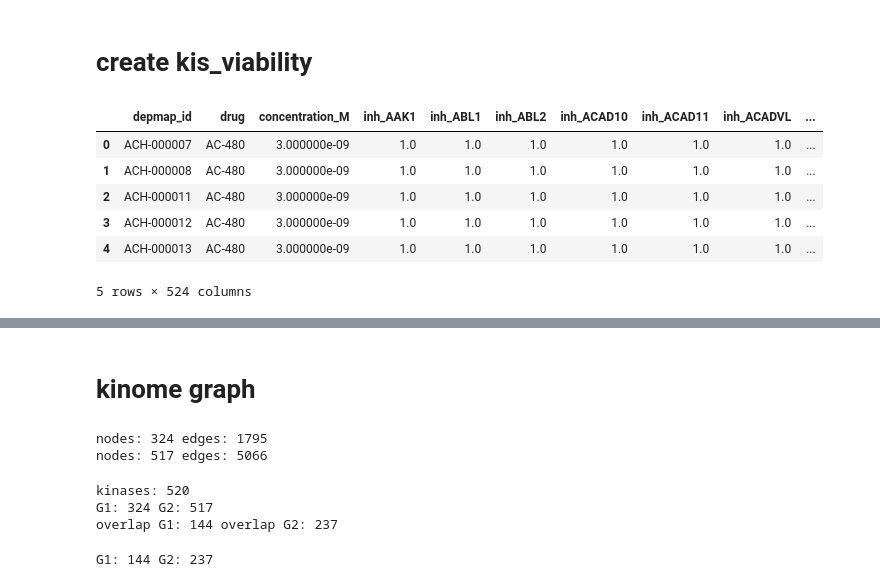
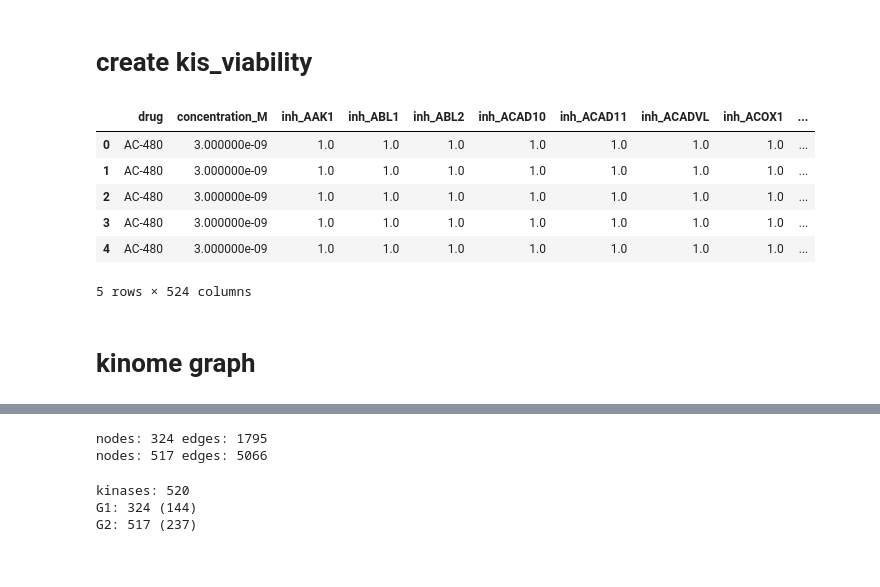
Before and after one commit to jstabet/KGNN-COMP683, a Jupyter notebook: src/preproc.ipynb, the cells around one changed output, grey strips where cells are left out. Drawn from its saved outputs; the diff is of its cells as text; code cells hidden in the pictures.

Commit message:
finished preproc of kis_viability and kinome graph

```diff
--- a/src/preproc.ipynb
+++ b/src/preproc.ipynb
@@ -47,19 +47,20 @@ common_conc = set(viability['klaeger_conc']).intersection(set(kis['concentration
 # %%
 kis_viability = kis[(kis['drug'].isin(common_drugs)) & (kis['concentration_M'].isin(common_conc))]
 kis_viability = kis_viability.sort_values(['drug', 'concentration_M']).reset_index(drop=True)
 kis_viability = kis_viability.merge(viability, left_on=['drug', 'concentration_M'], right_on=['drug', 'klaeger_conc'], how='inner')
 kis_viability = kis_viability.drop(columns=['klaeger_conc'])
 kis_viability = kis_viability.rename(columns={'imputed_viability': 'viability'})
-kis_viability = kis_viability[['depmap_id', 'drug', 'concentration_M'] + [col for col in kis_viability.columns if col not in ['depmap_id', 'drug', 'concentration_M']]]
 kis_viability.head()
 # %% [output]
-|  | depmap_id | drug | concentration_M | inh_AAK1 | inh_ABL1 | inh_ABL2 | inh_ACAD10 | inh_ACAD11 | inh_ACADVL | ... |
-| 0 | ACH-000007 | AC-480 | 3.000000e-09 | 1.0 | 1.0 | 1.0 | 1.0 | 1.0 | 1.0 | ... |
-| 1 | ACH-000008 | AC-480 | 3.000000e-09 | 1.0 | 1.0 | 1.0 | 1.0 | 1.0 | 1.0 | ... |
-| 2 | ACH-000011 | AC-480 | 3.000000e-09 | 1.0 | 1.0 | 1.0 | 1.0 | 1.0 | 1.0 | ... |
-| 3 | ACH-000012 | AC-480 | 3.000000e-09 | 1.0 | 1.0 | 1.0 | 1.0 | 1.0 | 1.0 | ... |
-| 4 | ACH-000013 | AC-480 | 3.000000e-09 | 1.0 | 1.0 | 1.0 | 1.0 | 1.0 | 1.0 | ... |
+|  | drug | concentration_M | inh_AAK1 | inh_ABL1 | inh_ABL2 | inh_ACAD10 | inh_ACAD11 | inh_ACADVL | inh_ACOX1 | ... |
+| 0 | AC-480 | 3.000000e-09 | 1.0 | 1.0 | 1.0 | 1.0 | 1.0 | 1.0 | 1.0 | ... |
+| 1 | AC-480 | 3.000000e-09 | 1.0 | 1.0 | 1.0 | 1.0 | 1.0 | 1.0 | 1.0 | ... |
+| 2 | AC-480 | 3.000000e-09 | 1.0 | 1.0 | 1.0 | 1.0 | 1.0 | 1.0 | 1.0 | ... |
+| 3 | AC-480 | 3.000000e-09 | 1.0 | 1.0 | 1.0 | 1.0 | 1.0 | 1.0 | 1.0 | ... |
+| 4 | AC-480 | 3.000000e-09 | 1.0 | 1.0 | 1.0 | 1.0 | 1.0 | 1.0 | 1.0 | ... |
 5 rows × 524 columns
+# %% [markdown]
+# kinome graph
 # %%
 # list of kinases to see which kinome graph to use
 kinases = [col.split('inh_')[-1] for col in kis_viability.columns if col.startswith('inh_')]
@@ -82,6 +83,4 @@ kinases
  'YWHAG',
  'YWHAQ',
  'ZAK']
-# %% [markdown]
-# kinome graph
 # %%
@@ -113,20 +112,9 @@ nodes: 324 edges: 1795
 nodes: 517 edges: 5066
 # %%
 print('kinases:', len(kinases))
-print('G1:', len(G1.nodes), 'G2:', len(G2.nodes))
-print('overlap G1:', len(set(G1.nodes).intersection(set(kinases))), 'overlap G2:', len(set(G2.nodes).intersection(set(kinases))))
+print(f'G1: {len(G1.nodes)} ({len(set(G1.nodes).intersection(set(kinases)))})')
+print(f'G2: {len(G2.nodes)} ({len(set(G2.nodes).intersection(set(kinases)))})')
 # %% [output]
 kinases: 520
-G1: 324 G2: 517
-overlap G1: 144 overlap G2: 237
+G1: 324 (144)
+G2: 517 (237)
-# %%
-g1 = 0
-g2 = 0
-for i in kinases:
-    if i in G1.nodes:
-        g1 += 1
-    if i in G2.nodes:
-        g2 += 1
-print('G1:', g1, 'G2:', g2)
-# %% [output]
-G1: 144 G2: 237
```
Also changed, not shown: parts of 9 cells of this notebook.
